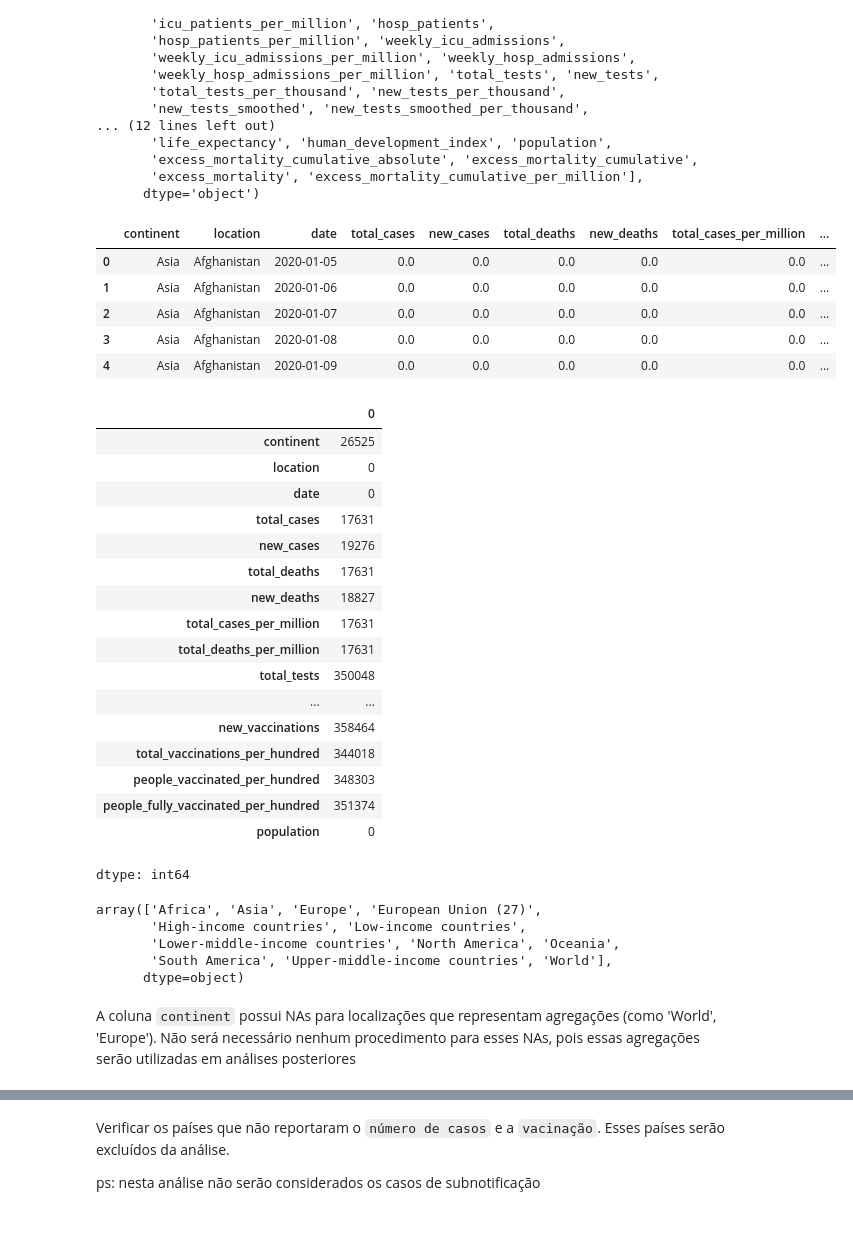
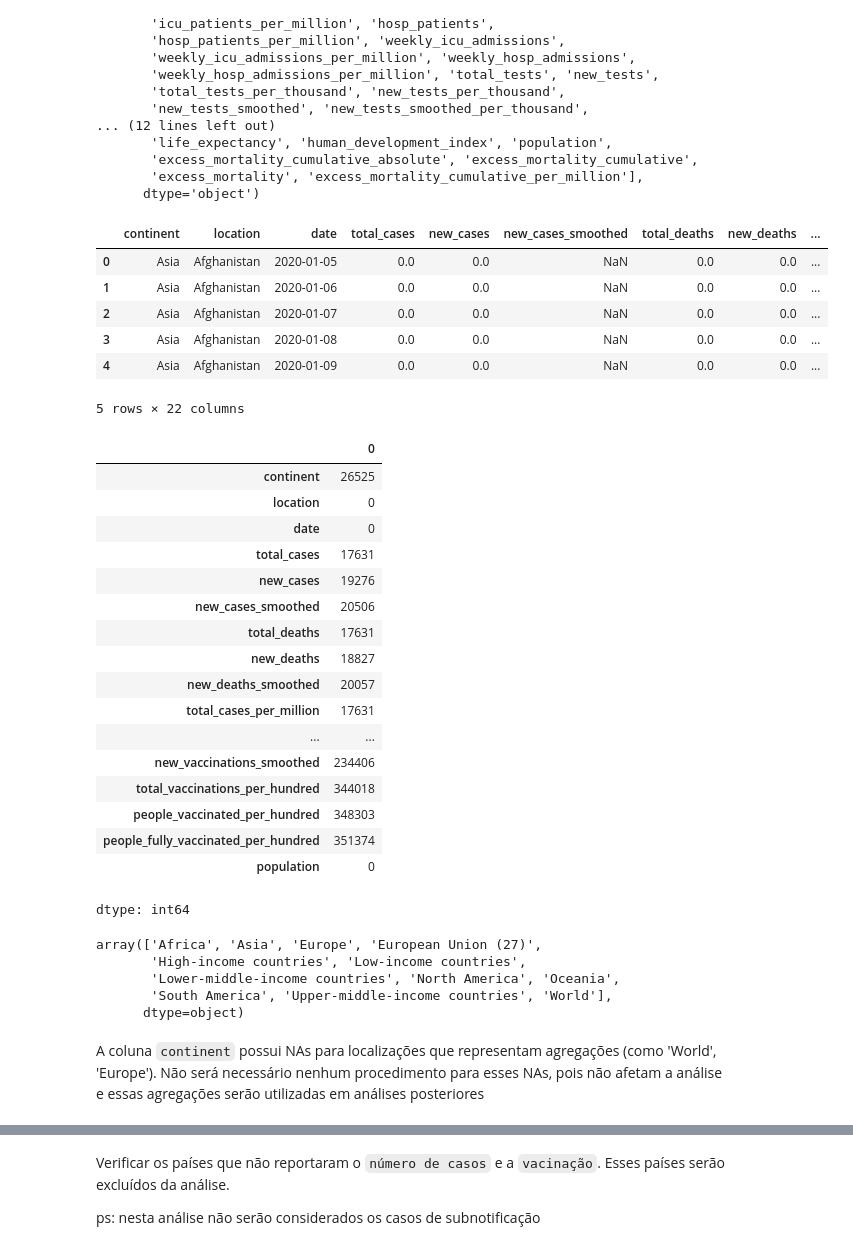
Before and after one commit to LRLeite/Data-Analytics, a Jupyter notebook: Projeto COVID-19/covid_19.ipynb, the cells around one changed output, grey strips where cells are left out. Saved outputs shown, nothing was run; the diff lists cells and outputs as text; code cells hidden in the pictures.

```diff
--- a/Projeto COVID-19/covid_19.ipynb
+++ b/Projeto COVID-19/covid_19.ipynb
@@ -71,21 +71,23 @@ Index(['iso_code', 'continent', 'location', 'date', 'total_cases', 'new_cases',
       dtype='object')
 # %%
 #Define e seleciona um subconjunto de colunas para análise subsequente
-columns_final = ['continent', 'location', 'date', 'total_cases', 'new_cases', 'total_deaths', 'new_deaths', 'total_cases_per_million', 'total_deaths_per_million',
-                 'total_tests', 'total_tests_per_thousand', 'total_vaccinations', 'people_vaccinated', 'people_fully_vaccinated','total_vaccinations_per_hundred',
-                 'people_vaccinated_per_hundred', 'people_fully_vaccinated_per_hundred', 'new_vaccinations', 'population']
+columns_final = ['continent', 'location', 'date', 'total_cases', 'new_cases', 'new_cases_smoothed', 'total_deaths', 'new_deaths',
+                 'new_deaths_smoothed', 'total_cases_per_million', 'total_deaths_per_million', 'total_tests', 'total_tests_per_thousand',
+                 'total_vaccinations', 'people_vaccinated', 'people_fully_vaccinated','total_vaccinations_per_hundred',
+                 'people_vaccinated_per_hundred', 'people_fully_vaccinated_per_hundred', 'new_vaccinations', 'new_vaccinations_smoothed', 'population']
 
 #Remove as colunas que não serão utilizadas na análise
 df.drop(columns=df.columns.difference(columns_final), inplace = True)
 
 df.head()
 # %% [output]
-|  | continent | location | date | total_cases | new_cases | total_deaths | new_deaths | total_cases_per_million | ... |
-| 0 | Asia | Afghanistan | 2020-01-05 | 0.0 | 0.0 | 0.0 | 0.0 | 0.0 | ... |
-| 1 | Asia | Afghanistan | 2020-01-06 | 0.0 | 0.0 | 0.0 | 0.0 | 0.0 | ... |
-| 2 | Asia | Afghanistan | 2020-01-07 | 0.0 | 0.0 | 0.0 | 0.0 | 0.0 | ... |
-| 3 | Asia | Afghanistan | 2020-01-08 | 0.0 | 0.0 | 0.0 | 0.0 | 0.0 | ... |
-| 4 | Asia | Afghanistan | 2020-01-09 | 0.0 | 0.0 | 0.0 | 0.0 | 0.0 | ... |
+|  | continent | location | date | total_cases | new_cases | new_cases_smoothed | total_deaths | new_deaths | ... |
+| 0 | Asia | Afghanistan | 2020-01-05 | 0.0 | 0.0 | NaN | 0.0 | 0.0 | ... |
+| 1 | Asia | Afghanistan | 2020-01-06 | 0.0 | 0.0 | NaN | 0.0 | 0.0 | ... |
+| 2 | Asia | Afghanistan | 2020-01-07 | 0.0 | 0.0 | NaN | 0.0 | 0.0 | ... |
+| 3 | Asia | Afghanistan | 2020-01-08 | 0.0 | 0.0 | NaN | 0.0 | 0.0 | ... |
+| 4 | Asia | Afghanistan | 2020-01-09 | 0.0 | 0.0 | NaN | 0.0 | 0.0 | ... |
+5 rows × 22 columns
 # %%
 #Verificação de NAs
 df.isna().sum()
@@ -96,13 +98,13 @@ df.isna().sum()
 | date | 0 |
 | total_cases | 17631 |
 | new_cases | 19276 |
+| new_cases_smoothed | 20506 |
 | total_deaths | 17631 |
 | new_deaths | 18827 |
+| new_deaths_smoothed | 20057 |
 | total_cases_per_million | 17631 |
-| total_deaths_per_million | 17631 |
-| total_tests | 350048 |
 | ... | ... |
-| new_vaccinations | 358464 |
+| new_vaccinations_smoothed | 234406 |
 | total_vaccinations_per_hundred | 344018 |
 | people_vaccinated_per_hundred | 348303 |
 | people_fully_vaccinated_per_hundred | 351374 |
@@ -118,7 +120,7 @@ array(['Africa', 'Asia', 'Europe', 'European Union (27)',
        'South America', 'Upper-middle-income countries', 'World'],
       dtype=object)
 # %% [markdown]
-A coluna `continent` possui NAs para localizações que representam agregações (como 'World', 'Europe'). Não será necessário nenhum procedimento para esses NAs, pois essas agregações serão utilizadas em análises posteriores
+A coluna `continent` possui NAs para localizações que representam agregações (como 'World', 'Europe'). Não será necessário nenhum procedimento para esses NAs, pois não afetam a análise e essas agregações serão utilizadas em análises posteriores
 # %%
 #Para as demais colunas, os NAs serão substituídos por zero
 df.fillna(df[['total_cases', 'new_cases', 'total_deaths', 'new_deaths', 'total_cases_per_million', 'total_deaths_per_million',
```
Also changed, not shown: parts of 13 cells of this notebook.
